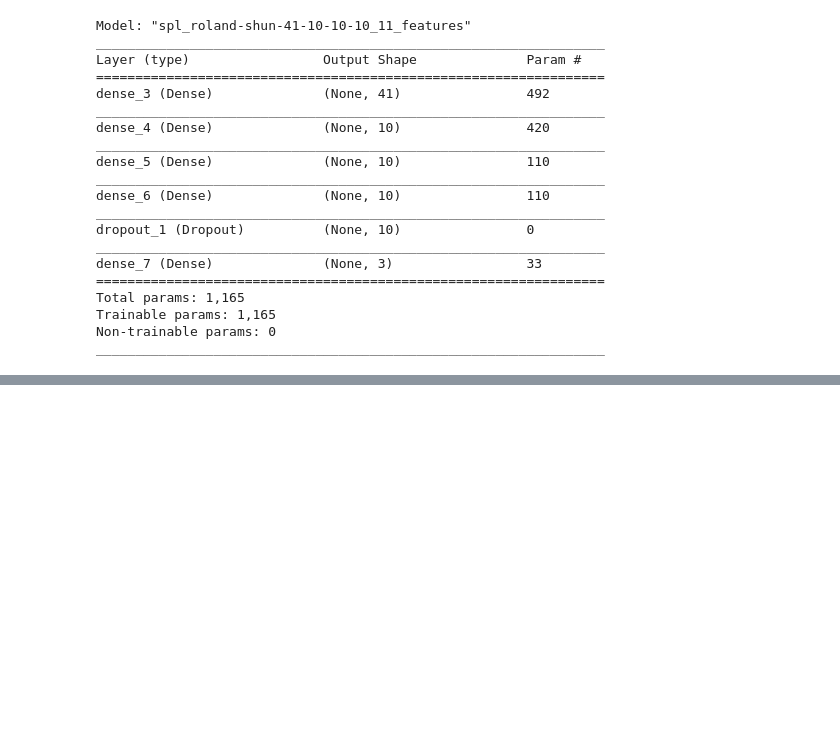
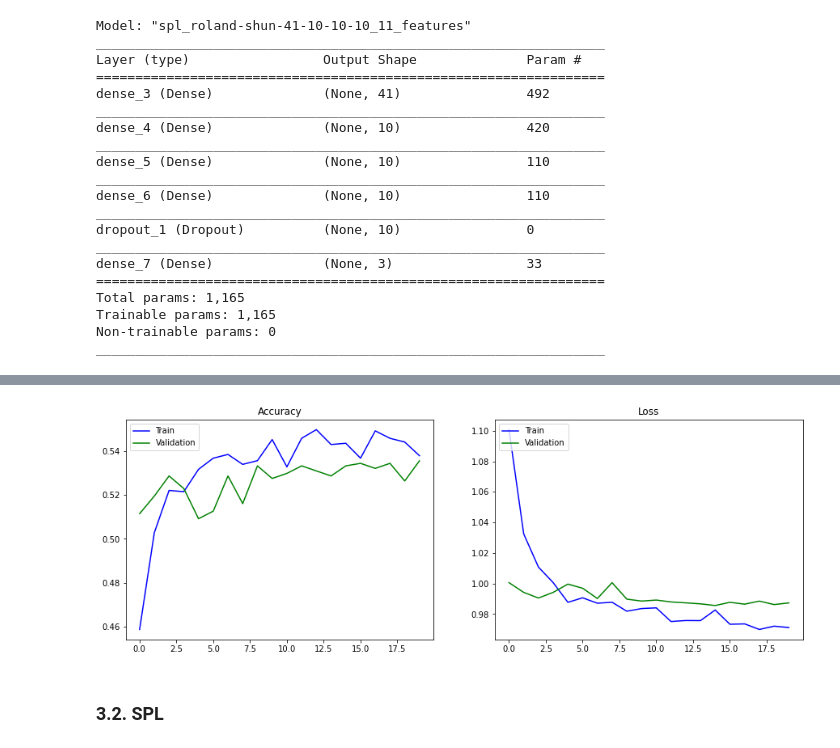
Before and after one commit to AvidahRai/rs_ML_NN_Football_results_Classification, a Jupyter notebook: 3. Neural Networks - Optimisation.ipynb, the cells around one changed output, grey strips where cells are left out. Cells and saved outputs as stored; diff of their text form; code cells hidden in the pictures; blank space fills up the shorter version.

```diff
--- a/3. Neural Networks - Optimisation.ipynb
+++ b/3. Neural Networks - Optimisation.ipynb
@@ -277,0 +259,22 @@ spl_best_model.save( save_path )
+# %%
+# Redefine model
+# Remove weight initialisers
+def buildNN( name, input_data, layers, dropout_rate ):
+
+    input_shape = ( input_data.shape[1], )
+
+    nn_model = Sequential( name=name )
+    nn_model.add( Input(shape=input_shape) )
+    # nn_model.add(Flatten())
+
+    for layer in layers:
+        nn_model.add( Dense(layer, activation = 'relu') )
+    nn_model.add( Dropout(dropout_rate) )
+
+    # Output
+    nn_model.add( Dense(3 , activation='softmax') )
+    nn_model.compile( optimizer="adam",
+        loss='sparse_categorical_crossentropy', metrics=['accuracy'] )
+    nn_model.summary()
+
+    return nn_model
@@ -277,0 +283,18 @@ spl_best_model.save( save_path )
+# %%
+epl_best_model = buildNN( "epl_roland-shun-41-75-3_11_features_reduce_lr", X_train_epl, [41,75], 0.5 )
+
+reduce_lr = tf.keras.callbacks.ReduceLROnPlateau(
+    monitor='val_loss', factor=0.1, verbose=0,
+    mode='auto', min_delta=0.0001, cooldown=0, min_lr=0.00001
+)
+earlyStopping = tf.keras.callbacks.EarlyStopping(monitor='val_loss', patience=5, verbose=1 )
+
+epl_training = epl_best_model.fit(
+    X_train_epl,
+    y_train_epl,
+    batch_size = 16,
+    epochs = 500,
+    validation_data = (X_test_epl, y_test_epl),
+    callbacks = [ earlyStopping, reduce_lr ],
+    verbose = 2
+)
@@ -277,0 +319,4 @@ spl_best_model.save( save_path )
+# %%
+plot_training_history(epl_training)
+# %% [output]
+[figure, added]
@@ -277,0 +327,2 @@ spl_best_model.save( save_path )
+# %% [markdown]
+### 3.2. SPL
```
Also changed, not shown: parts of 16 cells of this notebook, 7 other files.
